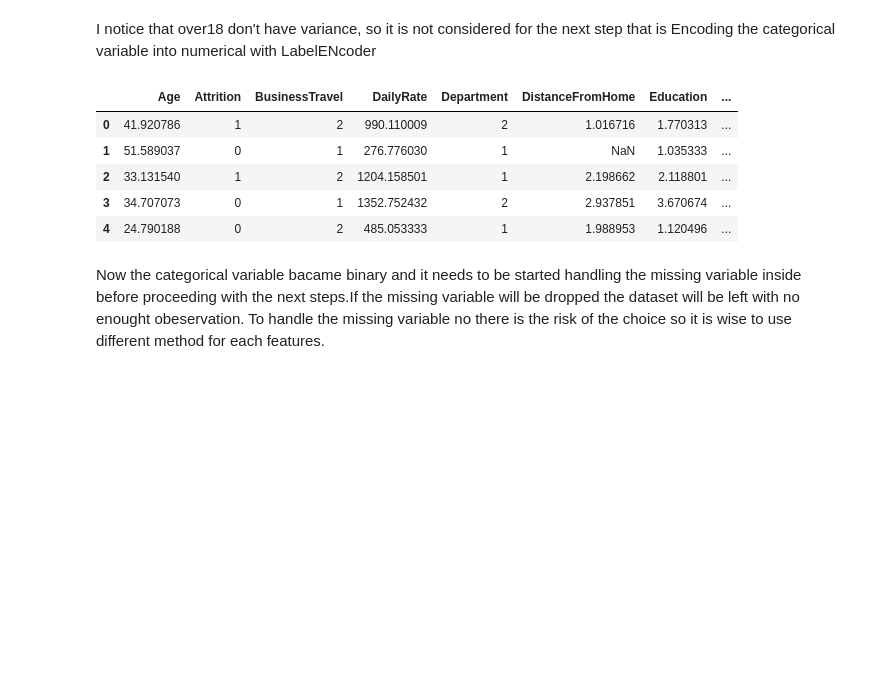
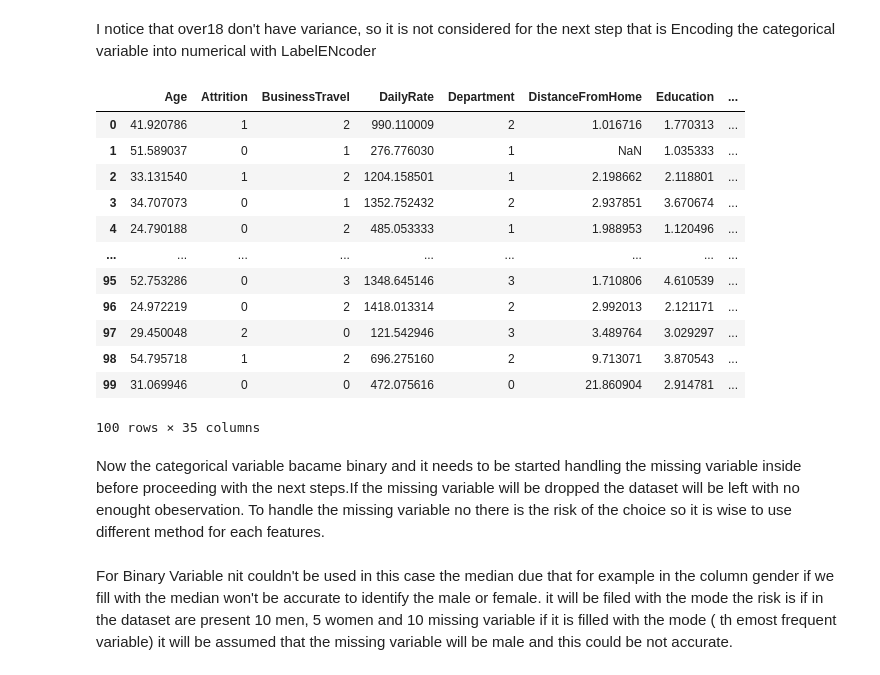
Before and after one commit to Sba23037/CristinaPriolo_Sba23037_Lvl8_CA2_Integrated, a Jupyter notebook: CristinaPriolo_Sba23037_Lvl8_CA2_Integrated.ipynb, the cells around one changed output. Saved outputs shown, nothing was run; the diff lists cells and outputs as text; code cells hidden in the pictures; blank space fills up the shorter version.

Commit message:
handling missing values and transform float into integers
handling missing values and transform float into integers

```diff
--- a/CristinaPriolo_Sba23037_Lvl8_CA2_Integrated.ipynb
+++ b/CristinaPriolo_Sba23037_Lvl8_CA2_Integrated.ipynb
@@ -271,14 +263,26 @@ cn3 = list(dataset['OverTime'].values)
 le.fit(list(set(cn3)))
 num_cn3 = list(le.transform(cn3))
 dataset['OverTime'] = num_cn3
+le = LabelEncoder()
+cn3 = list(dataset['Over18'].values)
+le.fit(list(set(cn3)))
+num_cn3 = list(le.transform(cn3))
+dataset['Over18'] = num_cn3
 # %%
-dataset.head()
+dataset.head(100)
 # %% [output]
 |  | Age | Attrition | BusinessTravel | DailyRate | Department | DistanceFromHome | Education | ... |
 | 0 | 41.920786 | 1 | 2 | 990.110009 | 2 | 1.016716 | 1.770313 | ... |
 | 1 | 51.589037 | 0 | 1 | 276.776030 | 1 | NaN | 1.035333 | ... |
 | 2 | 33.131540 | 1 | 2 | 1204.158501 | 1 | 2.198662 | 2.118801 | ... |
 | 3 | 34.707073 | 0 | 1 | 1352.752432 | 2 | 2.937851 | 3.670674 | ... |
 | 4 | 24.790188 | 0 | 2 | 485.053333 | 1 | 1.988953 | 1.120496 | ... |
+| ... | ... | ... | ... | ... | ... | ... | ... | ... |
+| 95 | 52.753286 | 0 | 3 | 1348.645146 | 3 | 1.710806 | 4.610539 | ... |
+| 96 | 24.972219 | 0 | 2 | 1418.013314 | 2 | 2.992013 | 2.121171 | ... |
+| 97 | 29.450048 | 2 | 0 | 121.542946 | 3 | 3.489764 | 3.029297 | ... |
+| 98 | 54.795718 | 1 | 2 | 696.275160 | 2 | 9.713071 | 3.870543 | ... |
+| 99 | 31.069946 | 0 | 0 | 472.075616 | 0 | 21.860904 | 2.914781 | ... |
+100 rows × 35 columns
 # %% [markdown]
 Now the categorical variable bacame binary and it needs to be started handling the missing variable inside before proceeding with the next steps.If the missing variable will be dropped the dataset will be left with no enought obeservation. To handle the missing variable no there is the risk of the choice so it is wise to use different method for each features.
@@ -286,0 +289,2 @@ For Binary Variable nit couldn't be used i it will be filed with the mode the ri
+# %% [markdown]
+For Binary Variable nit couldn't be used in this case the median due that for example in the column gender if we fill with the median won't be accurate to identify the male or female. it will be filed with the mode the risk is if in the dataset are present 10 men, 5 women and 10 missing variable if it is filled with the mode ( th emost frequent variable) it will be assumed that the missing variable will be male and this could be not accurate.
```
Also changed, not shown: parts of 11 cells of this notebook.
